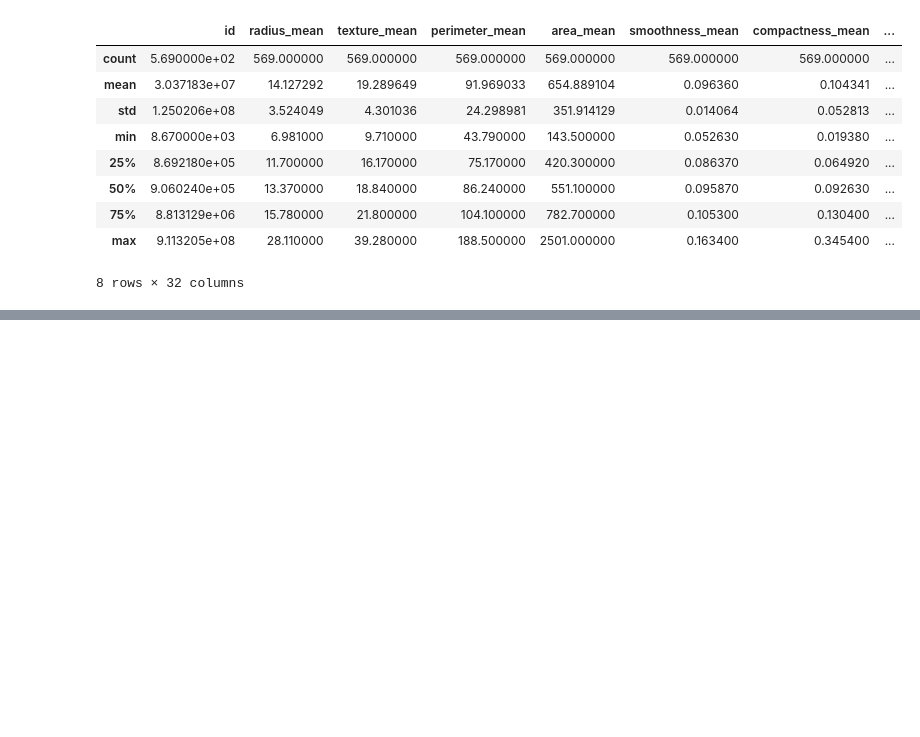
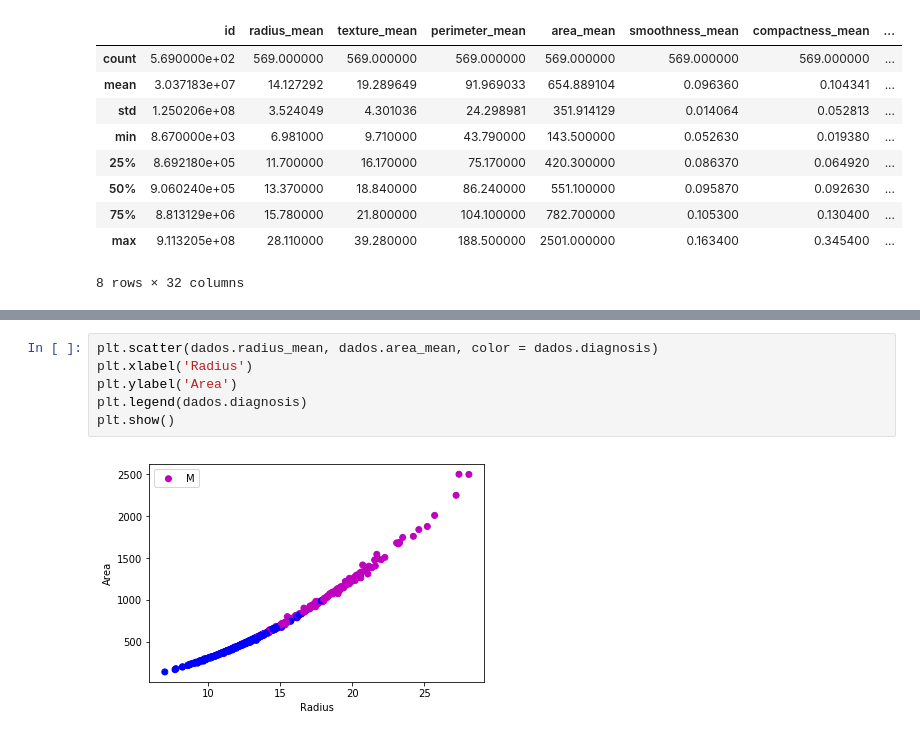
Before and after one commit to mouradap/breast_cancer, a Jupyter notebook: Dados.ipynb, the cells around one changed output, grey strips where cells are left out. Drawn from its saved outputs; the diff is of its cells as text; blank space fills up the shorter version.

```diff
--- a/Dados.ipynb
+++ b/Dados.ipynb
@@ -290,0 +155,8 @@ data[:,0] = labelencoder.fit_transform(previsores[:,0])
+# %%
+plt.scatter(dados.radius_mean, dados.area_mean, color = dados.diagnosis)
+plt.xlabel('Radius')
+plt.ylabel('Area')
+plt.legend(dados.diagnosis)
+plt.show()
+# %% [output]
+[figure, added]
```
Also changed, not shown: parts of 48 cells of this notebook.
